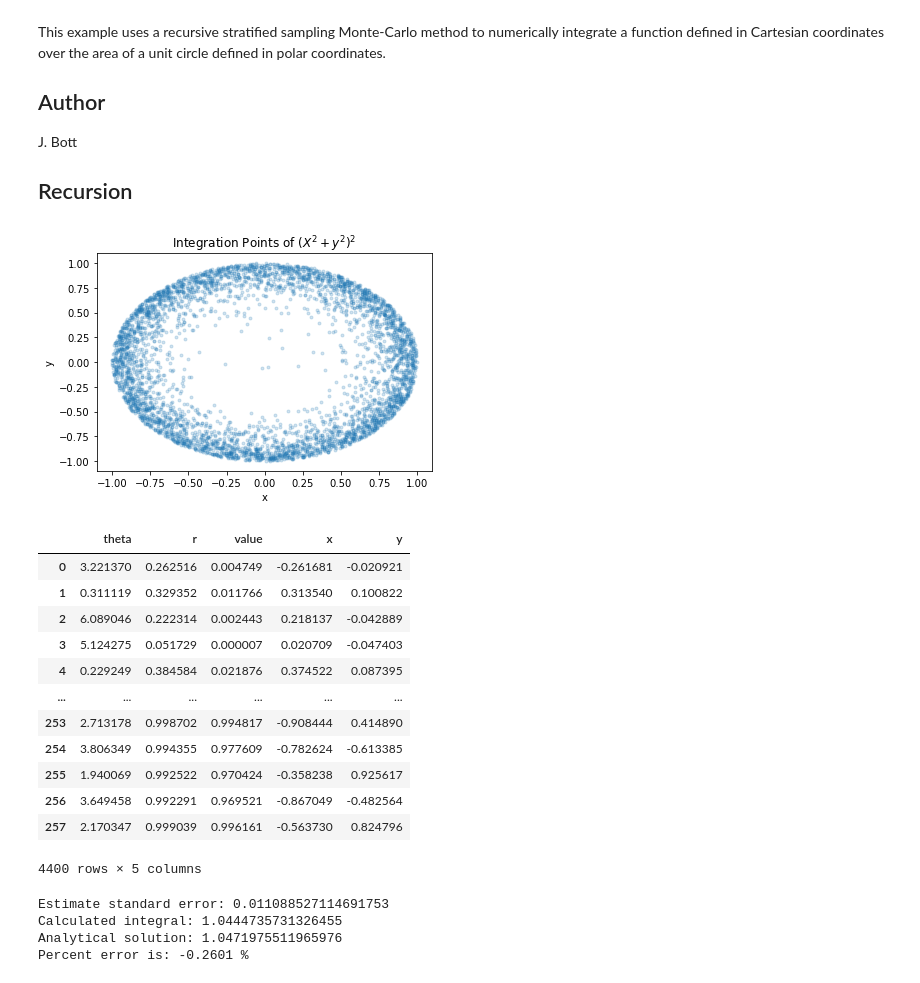
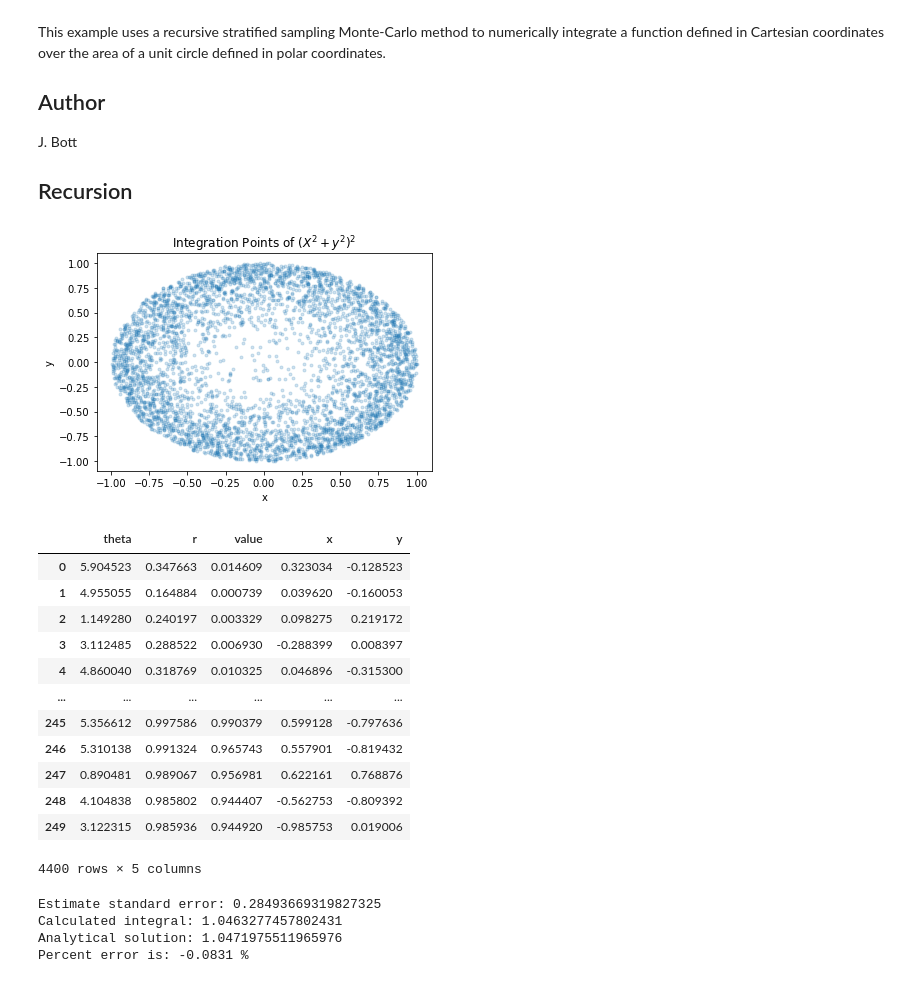
Before and after one commit to bott-j/monte-carlo-integration-python, a Jupyter notebook: recursive_stratified_sampling.ipynb, the cells around one changed output. Saved outputs shown, nothing was run; the diff lists cells and outputs as text; code cells hidden in the pictures.

Commit message:
Fix sample point generation for determining region split.

```diff
--- a/recursive_stratified_sampling.ipynb
+++ b/recursive_stratified_sampling.ipynb
@@ -40,8 +40,9 @@ def estimate_polar(N, boundTheta, boundR, V):
     # Use numpy vectorize calculation of function value
     dfPoints["value"] = np.vectorize(f)(dfPoints["theta"], dfPoints["r"])
 
+    #print(np.sqrt(dfPoints["value"].var()/N)*V)
     return dfPoints["value"].mean()*V \
-            ,dfPoints["value"].var() \
+            ,np.sqrt(dfPoints["value"].var()/N)*V \
             ,dfPoints
 
 def rss_polar(N, k, boundTheta, boundR, maxError, maxDepth, depth=1):
@@ -57,16 +58,16 @@ def rss_polar(N, k, boundTheta, boundR, maxError, maxDepth, depth=1):
         # Sample for estimate of variance
         dfSampleTheta1 = pd.DataFrame(
             columns = ("theta", "r"),
-            data = np.random.uniform((boundTheta[0],boundR[0]**2), (np.mean(boundTheta),boundR[1]**2), (k, 2)))
+            data = np.random.uniform((boundTheta[0],boundR[0]), (np.mean(boundTheta),boundR[1]), (k, 2)))
         dfSampleTheta2 = pd.DataFrame(
             columns = ("theta", "r"),
-            data = np.random.uniform((np.mean(boundTheta),boundR[0]**2), (boundTheta[1],boundR[1]**2), (k, 2)))
+            data = np.random.uniform((np.mean(boundTheta),boundR[0]), (boundTheta[1],boundR[1]), (k, 2)))
         dfSampleR1 = pd.DataFrame(
             columns = ("theta", "r"),
-            data = np.random.uniform((boundTheta[0],boundR[0]**2), (boundTheta[1],half(boundR)**2), (k, 2)))
+            data = np.random.uniform((boundTheta[0],boundR[0]), (boundTheta[1],half(boundR)), (k, 2)))
         dfSampleR2 = pd.DataFrame(
             columns = ("theta", "r"),
-            data = np.random.uniform((boundTheta[0],half(boundR)**2), (boundTheta[1],boundR[1]**2), (k, 2)))
+            data = np.random.uniform((boundTheta[0],half(boundR)), (boundTheta[1],boundR[1]), (k, 2)))
 
         # Calculate values
         dfSampleTheta1["value"] = np.vectorize(f)(dfSampleTheta1["theta"], dfSampleTheta1["r"])
@@ -81,7 +82,7 @@ def rss_polar(N, k, boundTheta, boundR, maxError, maxDepth, depth=1):
 
         # Error is a termination criteria
         if(errorSample <= maxError):
-            valueFinal, varianceFinal, dfPointsFinal = estimate_polar(N, boundTheta, boundR, V)
+            valueFinal, errorFinal, dfPointsFinal = estimate_polar(N, boundTheta, boundR, V)
         else:
             # Calculate variances
             dfSampleTheta1Variance = dfSampleTheta1["value"].var()
@@ -90,94 +91,90 @@ def rss_polar(N, k, boundTheta, boundR, maxError, maxDepth, depth=1):
             dfSampleR2Variance = dfSampleR2["value"].var()
 
             # Choose the dimension to split on such that the sum of standard errors in two dimensions is reduced
-            #if(np.sqrt(dfSampleTheta1Variance) + np.sqrt(dfSampleTheta2Variance)
-            #   < np.sqrt(dfSampleR1Variance) + np.sqrt(dfSampleR2Variance)):
-            if(dfSampleTheta1Variance/(4*dfSampleTheta1.shape[0]) + dfSampleTheta2Variance/(4*dfSampleTheta2.shape[0])
-               < dfSampleR1Variance/(4*dfSampleR1.shape[0]) + dfSampleR2Variance/(4*dfSampleR2.shape[0])):
+            if((np.sqrt(dfSampleTheta1Variance) + np.sqrt(dfSampleTheta2Variance))
+               < (np.sqrt(dfSampleR1Variance) + np.sqrt(dfSampleR2Variance))):
+            #if(dfSampleTheta1Variance/(4*dfSampleTheta1.shape[0]) + dfSampleTheta2Variance/(4*dfSampleTheta2.shape[0])
+            #   < dfSampleR1Variance/(4*dfSampleR1.shape[0]) + dfSampleR2Variance/(4*dfSampleR2.shape[0])):
                 # Split along Theta direction
                 Na = int(N*np.sqrt(dfSampleTheta1Variance)/(np.sqrt(dfSampleTheta1Variance)+np.sqrt(dfSampleTheta2Variance)))
                 Na = max(2, min(N-2, Na))
                 Nb = N - Na
                 #print(f"Na:{Na} Nb:{Nb}")
-                valueSub1, varianceSub1, dfPointsSub1 = rss_polar(Na, k, (boundTheta[0], np.mean(boundTheta)), boundR, maxError, maxDepth, depth+1)
-                valueSub2, varianceSub2, dfPointsSub2 = rss_polar(Nb, k, (np.mean(boundTheta), boundTheta[1]), boundR, maxError, maxDepth, depth+1)
+                valueSub1, errorSub1, dfPointsSub1 = rss_polar(Na, k, (boundTheta[0], np.mean(boundTheta)), boundR, maxError, maxDepth, depth+1)
+                valueSub2, errorSub2, dfPointsSub2 = rss_polar(Nb, k, (np.mean(boundTheta), boundTheta[1]), boundR, maxError, maxDepth, depth+1)
             else:
                 # Else split along R direction
                 Na = int(N*np.sqrt(dfSampleR1Variance)/(np.sqrt(dfSampleR1Variance)+np.sqrt(dfSampleR2Variance)))
                 Na = max(2, min(N-2, Na))
                 Nb = N - Na
                 #print(f"Na:{Na} Nb:{Nb}")
-                valueSub1, varianceSub1, dfPointsSub1 = rss_polar(Na, k, boundTheta, (boundR[0], half(boundR)), maxError, maxDepth, depth+1)
-                valueSub2, varianceSub2, dfPointsSub2 = rss_polar(Nb, k, boundTheta, (half(boundR), boundR[1]), maxError, maxDepth, depth+1)
+                valueSub1, errorSub1, dfPointsSub1 = rss_polar(Na, k, boundTheta, (boundR[0], half(boundR)), maxError, maxDepth, depth+1)
+                valueSub2, errorSub2, dfPointsSub2 = rss_polar(Nb, k, boundTheta, (half(boundR), boundR[1]), maxError, maxDepth, depth+1)
 
             # Final estimate
-            #varianceFinal = (Na*varianceSub1 + Na*varianceSub2)/(Na + Nb)
             meanSub1 = dfPointsSub1["value"].mean()
             meanSub2 = dfPointsSub2["value"].mean()
-            varianceFinal = (1/(Na+Nb))*((Na)*varianceSub1+(Nb)*varianceSub2+Na*Nb*((meanSub1-meanSub2)**2)/(Na+Nb))
-
+            errorFinal = np.sqrt((1/(Na+Nb-1))*((Na-1)*(errorSub1**2)+(Nb-1)*(errorSub2**2)+Na*Nb*((meanSub1-meanSub2)**2)/(Na+Nb)))
+            #print(f"{errorFinal} {errorSub1} {errorSub2} {meanSub1} {meanSub2}")
             valueFinal = valueSub1 + valueSub2
             dfPointsFinal = pd.concat([dfPointsSub1, dfPointsSub2], axis=0)
 
     # Otherwise terminate here with a Monte-Carlo estimate of remaining points
     else:
-        valueFinal, varianceFinal, dfPointsFinal = estimate_polar(N, boundTheta, boundR, V)
+        valueFinal, errorFinal, dfPointsFinal = estimate_polar(N, boundTheta, boundR, V)
 
     # Return final values
-    return valueFinal, varianceFinal, dfPointsFinal
+    return valueFinal, errorFinal, dfPointsFinal
 
 # Maximum number of sample points
 N = 4400
 boundTheta = (0, 2*np.pi)
 boundR = (0, 1)
 maxError = 0.0001
 maxDepth = 10
 
-calculatedIntegral, varianceValue, df = rss_polar(N, 100, boundTheta, boundR, maxError, maxDepth)
+calculatedIntegral, calculatedError, df = rss_polar(N, 100, boundTheta, boundR, maxError, maxDepth)
 
 # Transform the data
 df["x"] = df["r"]*np.cos(df["theta"])
 df["y"] = df["r"]*np.sin(df["theta"])
 
 plt.scatter(df["x"], df["y"], marker='.', alpha=0.2)
 plt.xlabel("x")
 plt.ylabel("y")
 plt.title("Integration Points of $(X^2+y^2)^2$")
 plt.show()
 
 df
 # %% [output]
-[figure, old version]
+[figure, new version]
 |  | theta | r | value | x | y |
-| 0 | 3.221370 | 0.262516 | 0.004749 | -0.261681 | -0.020921 |
-| 1 | 0.311119 | 0.329352 | 0.011766 | 0.313540 | 0.100822 |
-| 2 | 6.089046 | 0.222314 | 0.002443 | 0.218137 | -0.042889 |
-| 3 | 5.124275 | 0.051729 | 0.000007 | 0.020709 | -0.047403 |
-| 4 | 0.229249 | 0.384584 | 0.021876 | 0.374522 | 0.087395 |
+| 0 | 5.904523 | 0.347663 | 0.014609 | 0.323034 | -0.128523 |
+| 1 | 4.955055 | 0.164884 | 0.000739 | 0.039620 | -0.160053 |
+| 2 | 1.149280 | 0.240197 | 0.003329 | 0.098275 | 0.219172 |
+| 3 | 3.112485 | 0.288522 | 0.006930 | -0.288399 | 0.008397 |
+| 4 | 4.860040 | 0.318769 | 0.010325 | 0.046896 | -0.315300 |
 | ... | ... | ... | ... | ... | ... |
-| 253 | 2.713178 | 0.998702 | 0.994817 | -0.908444 | 0.414890 |
-| 254 | 3.806349 | 0.994355 | 0.977609 | -0.782624 | -0.613385 |
-| 255 | 1.940069 | 0.992522 | 0.970424 | -0.358238 | 0.925617 |
-| 256 | 3.649458 | 0.992291 | 0.969521 | -0.867049 | -0.482564 |
-| 257 | 2.170347 | 0.999039 | 0.996161 | -0.563730 | 0.824796 |
+| 245 | 5.356612 | 0.997586 | 0.990379 | 0.599128 | -0.797636 |
+| 246 | 5.310138 | 0.991324 | 0.965743 | 0.557901 | -0.819432 |
+| 247 | 0.890481 | 0.989067 | 0.956981 | 0.622161 | 0.768876 |
+| 248 | 4.104838 | 0.985802 | 0.944407 | -0.562753 | -0.809392 |
+| 249 | 3.122315 | 0.985936 | 0.944920 | -0.985753 | 0.019006 |
 4400 rows × 5 columns
 # %%
-# Calculate the estimated error
-error = np.sqrt(varianceValue/N)*np.pi
-
 # Analytical solution of the integral
 analyticalIntegral = np.pi/3
 
 # Print the results
-print(f"Estimate standard error: {error}")
+print(f"Estimate standard error: {calculatedError}")
 print(f"Calculated integral: {calculatedIntegral}")
 print(f"Analytical solution: {analyticalIntegral}")
 print(f"Percent error is: {(100*(calculatedIntegral-analyticalIntegral)/analyticalIntegral):.4f} %")
 # %% [output]
-Estimate standard error: 0.011088527114691753
-Calculated integral: 1.0444735731326455
+Estimate standard error: 0.28493669319827325
+Calculated integral: 1.0463277457802431
 Analytical solution: 1.0471975511965976
-Percent error is: -0.2601 %
+Percent error is: -0.0831 %
 # %%
 import numpy as np
 
```
Also changed, not shown: parts of 3 cells of this notebook.
